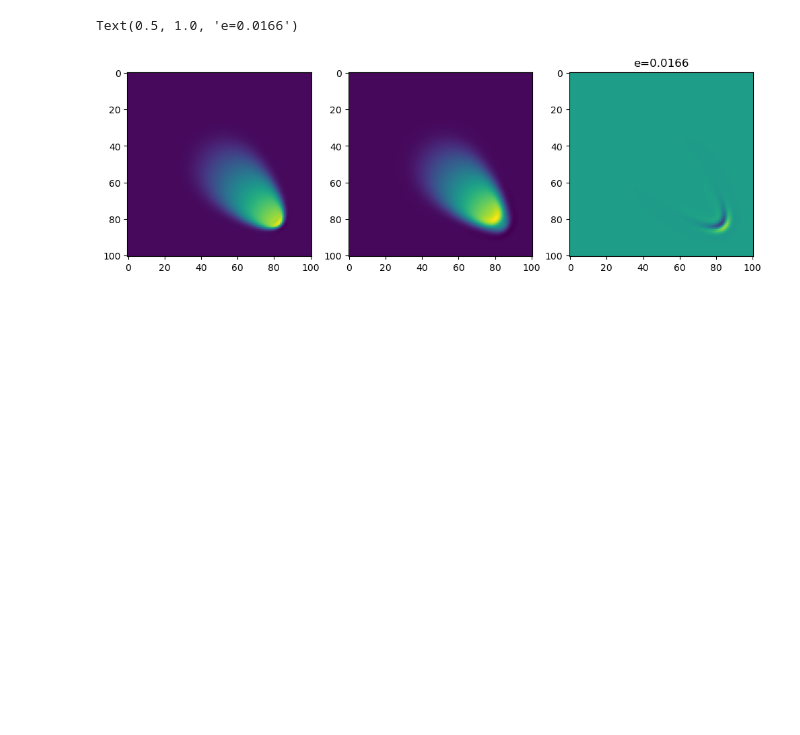
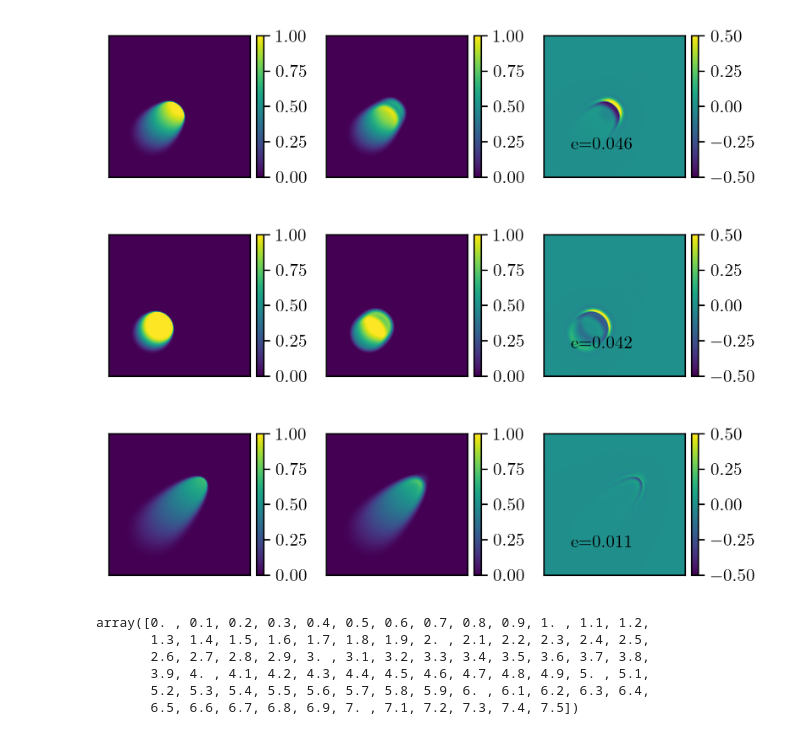
Before and after one commit to flabowski/POD-ROM-and-gaussian-convolution, a Jupyter notebook: notebooks/Burgers.ipynb, the cells around one changed output. Saved outputs shown, nothing was run; the diff lists cells and outputs as text; code cells hidden in the pictures; blank space fills up the shorter version.

```diff
--- a/notebooks/Burgers.ipynb
+++ b/notebooks/Burgers.ipynb
@@ -70,6 +100,6 @@ ax.plot(S, ".")
 ax.plot(S_c, ".")
 ax.set_yscale('log')
 ax.set_xlim([0, num_steps//p])
-ax.set_ylim([1e-1, 100])
+ax.set_ylim([1e-6, 100])
 plt.grid()
 # %% [output]
@@ -142,7 +188,15 @@ print(np.min(e2), np.max(e2))
 # %%
-fig, (ax1, ax2, ax3) = plt.subplots(1, 3, figsize=(12, 6))
-ax1.imshow(ground_truth.reshape(shape))
-ax2.imshow(smooth_ROM.reshape(shape))
-ax3.imshow((smooth_ROM-ground_truth).reshape(shape), vmin=-.5, vmax=.4)
-ax3.set_title("e={:.4f}".format(np.mean(e2**2)**.5))
+for i in range(len(xi[:3])):
+    fig, (ax1, ax2, ax3) = plt.subplots(1, 3, figsize=(page_width_in, page_width_in/3))
+    ax1.imshow(ground_truth[:, i].reshape(shape), vmin=0, vmax=1, origin="lower")
+    ax2.imshow(smooth_ROM[:, i].reshape(shape), vmin=0, vmax=1, origin="lower")
+    ax3.imshow((smooth_ROM[:, i]-ground_truth[:, i]).reshape(shape), vmin=-.5, vmax=.5, origin="lower")
+    ax3.text(50, 50, "e={:.3f}".format(np.mean((smooth_ROM[:, i]-ground_truth[:, i])**2)**.5))
+    for ax, cs in zip([ax1, ax2, ax3], [c1, c2, c3]):
+        ax.set_xticks([])
+        ax.set_yticks([])
+        divider = make_axes_locatable(ax)
+        cax = divider.append_axes("right", size="5%", pad=0.05)
+        fig.colorbar(cs, cax=cax)
+    plt.show()
 # %% [output]
@@ -165,5 +258,7 @@ def sharpen(data, s, limit=False):
 # %%
-smooth_ROM_sharpened = sharpen(smooth_ROM.copy().reshape(shape), ns)
-e3 = smooth_ROM_sharpened-ground_truth.reshape(shape)
+smooth_ROM_sharpened = np.zeros_like(ground_truth)
+for i in range(len(xi)):
+    smooth_ROM_sharpened[:, i] = sharpen(smooth_ROM[:, i].copy().reshape(shape), sz, ns)
+e3 = np.mean((smooth_ROM_sharpened-ground_truth)**2)**.5
 print(np.min(e3), np.max(e3))
 # %% [output]
@@ -171,12 +266,30 @@ print(np.min(e3), np.max(e3))
 # %%
-fig, (ax1, ax2, ax3) = plt.subplots(1, 3, figsize=(12, 6))
-ax1.imshow(ground_truth.reshape(shape))
-ax2.imshow(smooth_ROM_sharpened.reshape(shape))
-ax3.imshow(e3, vmin=-.5, vmax=.4)
-ax3.set_title("e={:.4f}".format(np.mean(e3**2)**.5))
+for i in range(len(xi[:3])):
+    fig, (ax1, ax2, ax3) = plt.subplots(1, 3, figsize=(page_width_in, page_width_in/3))
+    c1 = ax1.imshow(ground_truth[:, i].reshape(shape), vmin=0, vmax=1, origin="lower")
+    c2 = ax2.imshow(smooth_ROM_sharpened[:, i].reshape(shape), vmin=0, vmax=1, origin="lower")
+    c3 = ax3.imshow((smooth_ROM_sharpened[:, i]-ground_truth[:, i]).reshape(shape), vmin=-.5, vmax=.5, origin="lower")
+    ax3.text(50, 50, "e={:.3f}".format(np.mean((smooth_ROM_sharpened[:, i]-ground_truth[:, i])**2)**.5))
+    for ax, cs in zip([ax1, ax2, ax3], [c1, c2, c3]):
+        ax.set_xticks([])
+        ax.set_yticks([])
+        divider = make_axes_locatable(ax)
+        cax = divider.append_axes("right", size="5%", pad=0.05)
+        fig.colorbar(cs, cax=cax)
+    plt.show()
 # %% [output]
-Text(0.5, 1.0, 'e=0.0166')
-[figure, old version]
+[figure, new version]
+[figure, added]
+[figure, added]
+# %%
+np.linspace(0, 7.5, 76)
+# %% [output]
+array([0. , 0.1, 0.2, 0.3, 0.4, 0.5, 0.6, 0.7, 0.8, 0.9, 1. , 1.1, 1.2,
+       1.3, 1.4, 1.5, 1.6, 1.7, 1.8, 1.9, 2. , 2.1, 2.2, 2.3, 2.4, 2.5,
+       2.6, 2.7, 2.8, 2.9, 3. , 3.1, 3.2, 3.3, 3.4, 3.5, 3.6, 3.7, 3.8,
+       3.9, 4. , 4.1, 4.2, 4.3, 4.4, 4.5, 4.6, 4.7, 4.8, 4.9, 5. , 5.1,
+       5.2, 5.3, 5.4, 5.5, 5.6, 5.7, 5.8, 5.9, 6. , 6.1, 6.2, 6.3, 6.4,
+       6.5, 6.6, 6.7, 6.8, 6.9, 7. , 7.1, 7.2, 7.3, 7.4, 7.5])
 # %%
 shape = int(n**.5), int(n**.5)
 X = X_all[:, ::p]
```
Also changed, not shown: parts of 25 cells of this notebook, 5 other files.
